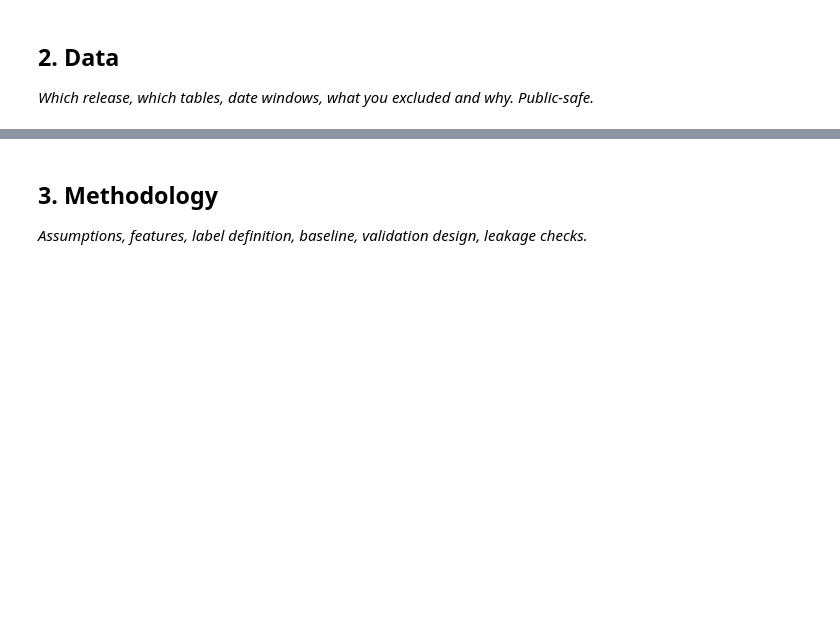
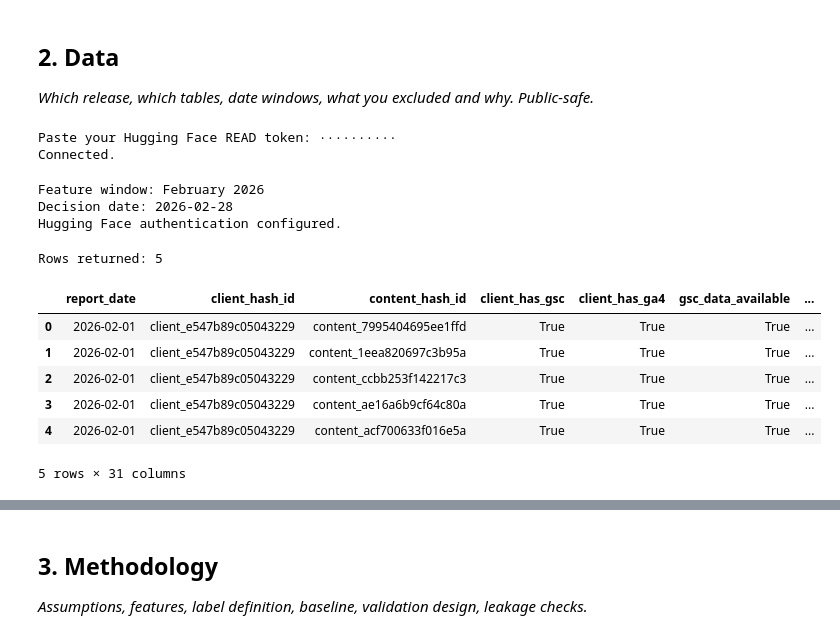
Before and after one commit to hacker3code/Flyrank-AI, a Jupyter notebook: work/notebooks/capstone.ipynb, the cells around one changed output, grey strips where cells are left out. Saved outputs shown, nothing was run; the diff lists cells and outputs as text; code cells hidden in the pictures; blank space fills up the shorter version.

```diff
--- a/work/notebooks/capstone.ipynb
+++ b/work/notebooks/capstone.ipynb
@@ -14,3 +82,68 @@ This skeleton is yours to fill. Work the sections **in order** — each one has
 ## 2. Data
 
 *Which release, which tables, date windows, what you excluded and why. Public-safe.*
+# %%
+import os
+import getpass
+import duckdb
+import pandas as pd
+import numpy as np
+
+token = getpass.getpass("Paste your Hugging Face READ token: ")
+
+assert token.startswith("hf_"), "Invalid Hugging Face token."
+
+os.environ["HF_TOKEN"] = token
+
+con = duckdb.connect()
+
+con.execute("INSTALL httpfs")
+con.execute("LOAD httpfs")
+
+print("Connected.")
+# %% [output]
+Paste your Hugging Face READ token: ··········
+Connected.
+# %%
+# Authenticate DuckDB requests to Hugging Face
+
+con.execute(f"""
+    CREATE OR REPLACE SECRET hf_secret (
+        TYPE http,
+        EXTRA_HTTP_HEADERS MAP {{
+            'Authorization': 'Bearer {token}'
+        }}
+    )
+""")
+
+FEB = """
+read_parquet(
+    'https://huggingface.co/datasets/FlyRank/internship-warehouse/resolve/main/fact_content_daily_performance/month=2026-02/data_0.parquet'
+)
+"""
+
+print("Feature window: February 2026")
+print("Decision date: 2026-02-28")
+print("Hugging Face authentication configured.")
+# %% [output]
+Feature window: February 2026
+Decision date: 2026-02-28
+Hugging Face authentication configured.
+# %%
+test = con.sql(f"""
+SELECT *
+FROM {FEB}
+LIMIT 5
+""").df()
+
+print("Rows returned:", len(test))
+display(test)
+# %% [output]
+Rows returned: 5
+|  | report_date | client_hash_id | content_hash_id | client_has_gsc | client_has_ga4 | gsc_data_available | ... |
+| 0 | 2026-02-01 | client_e547b89c05043229 | content_7995404695ee1ffd | True | True | True | ... |
+| 1 | 2026-02-01 | client_e547b89c05043229 | content_1eea820697c3b95a | True | True | True | ... |
+| 2 | 2026-02-01 | client_e547b89c05043229 | content_ccbb253f142217c3 | True | True | True | ... |
+| 3 | 2026-02-01 | client_e547b89c05043229 | content_ae16a6b9cf64c80a | True | True | True | ... |
+| 4 | 2026-02-01 | client_e547b89c05043229 | content_acf700633f016e5a | True | True | True | ... |
+5 rows × 31 columns
```
Also changed, not shown: parts of 14 cells of this notebook.
